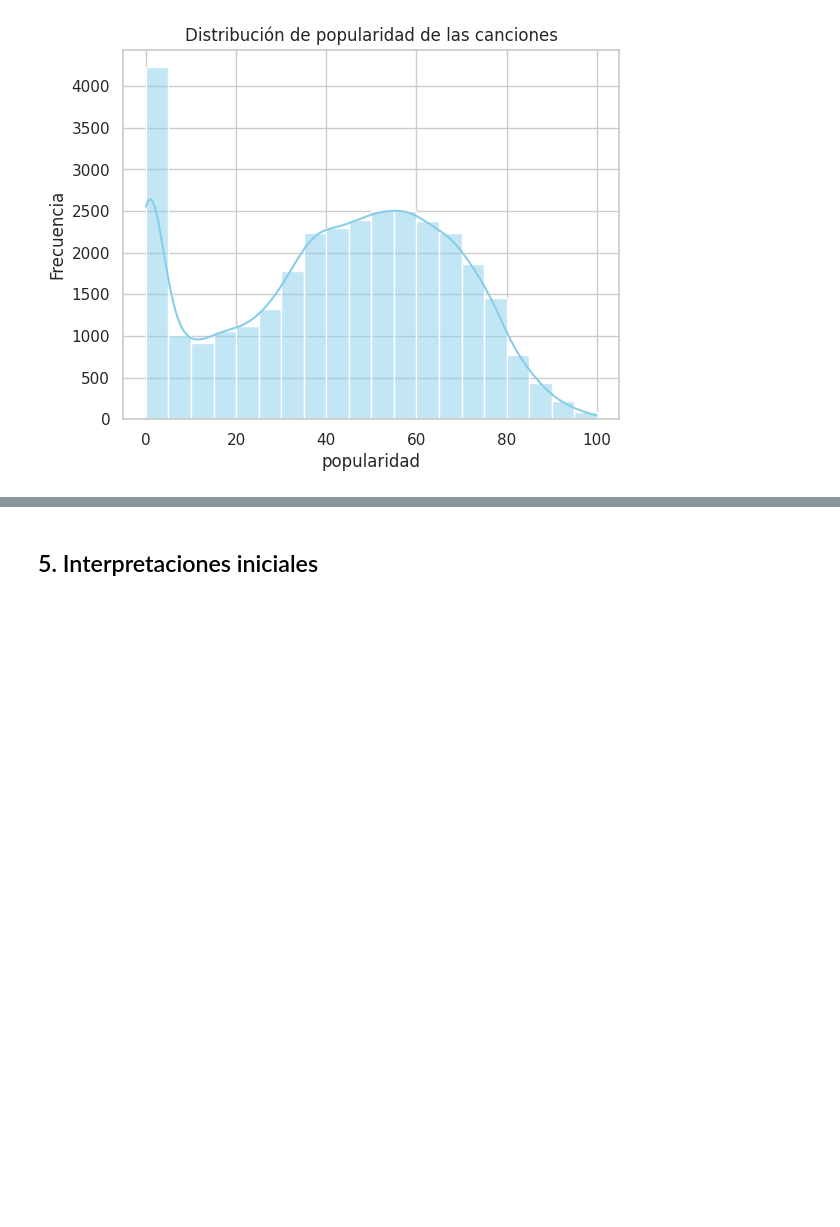
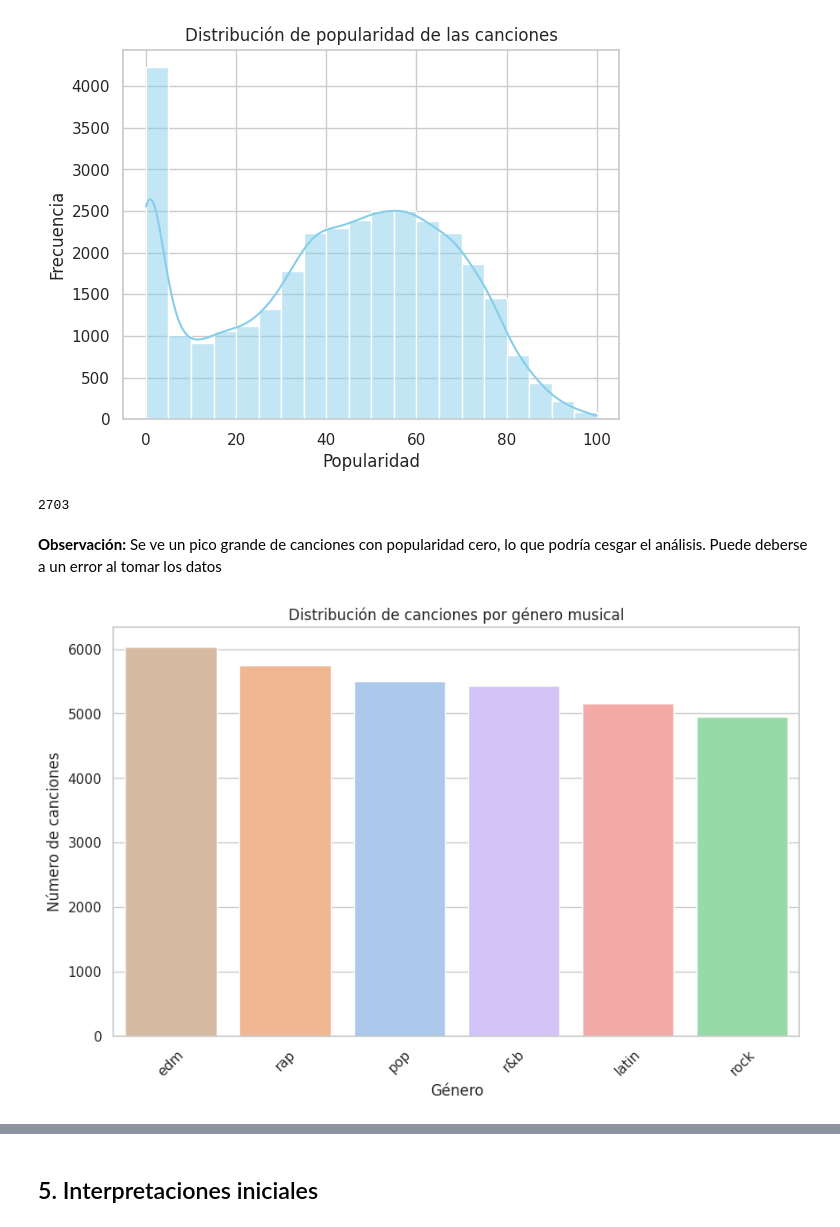
Before and after one commit to JulianCarvajal/BeatAnalytics, a Jupyter notebook: sesiones_practicas/sp_1_natalia_bernal_julian_carvajal.ipynb, the cells around one changed output, grey strips where cells are left out. Drawn from its saved outputs; the diff is of its cells as text; code cells hidden in the pictures; blank space fills up the shorter version.

Commit message:
Selección y descripción de variables clave, gráfica de barras de género y duración en minutos.

```diff
--- a/sesiones_practicas/sp_1_natalia_bernal_julian_carvajal.ipynb
+++ b/sesiones_practicas/sp_1_natalia_bernal_julian_carvajal.ipynb
@@ -205,3 +217,6 @@ dtype: int64
 <div style="background-color:#E6F4FF; padding:10px; border-radius:8px;">
 <b>Mi pregunta: ¿Qué factores influyen en la popularidad de la canción?</b>
 </div>
+# %%
+# Crea una nueva variabe duration_min a partir de duration_ms
+df['duration_min'] = df['duration_ms'] / 60000
@@ -222,3 +267,32 @@ plt.ylabel("Frecuencia")
 plt.show()
 # %% [output]
 [figure]
+# %%
+# Contar canciones con popularidad cero
+print((df['track_popularity'] == 0).sum())
+# %% [output]
+2703
+# %% [markdown]
+**Observación:** Se ve un pico grande de canciones con popularidad cero, lo que podría cesgar el análisis. Puede deberse a un error al tomar los datos
+# %%
+# Gráfico de barras: género musical
+plt.figure(figsize=(10, 6))
+# Ordenamos las barras de mayor a menor para mejor lectura
+genre_order = df['playlist_genre'].value_counts().index
+
+sns.countplot(
+    x='playlist_genre',
+    data=df,
+    hue='playlist_genre',
+    palette='pastel',
+    order=genre_order,
+    legend=False
+)
+
+plt.title("Distribución de canciones por género musical")
+plt.xlabel("Género")
+plt.ylabel("Número de canciones")
+plt.xticks(rotation=45) # Rotamos los nombres para que no se traslapen
+plt.show()
+# %% [output]
+[figure, added]
```
Also changed, not shown: parts of 6 cells of this notebook.
